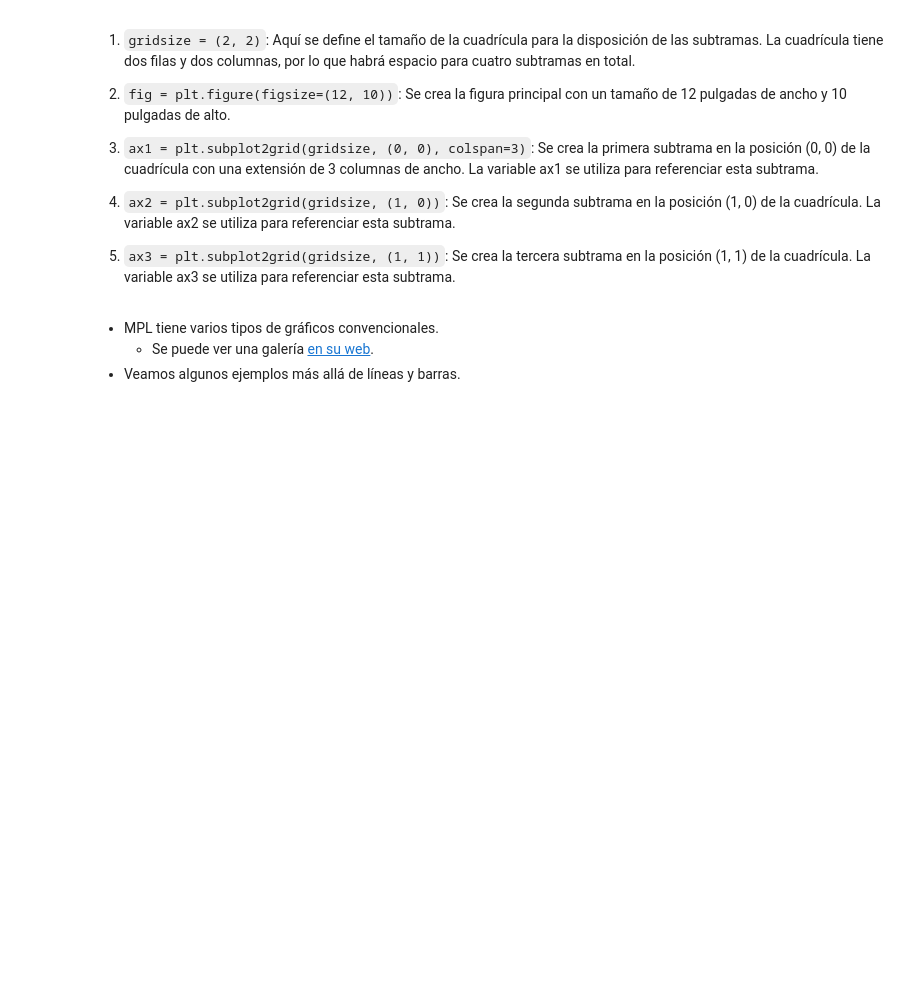
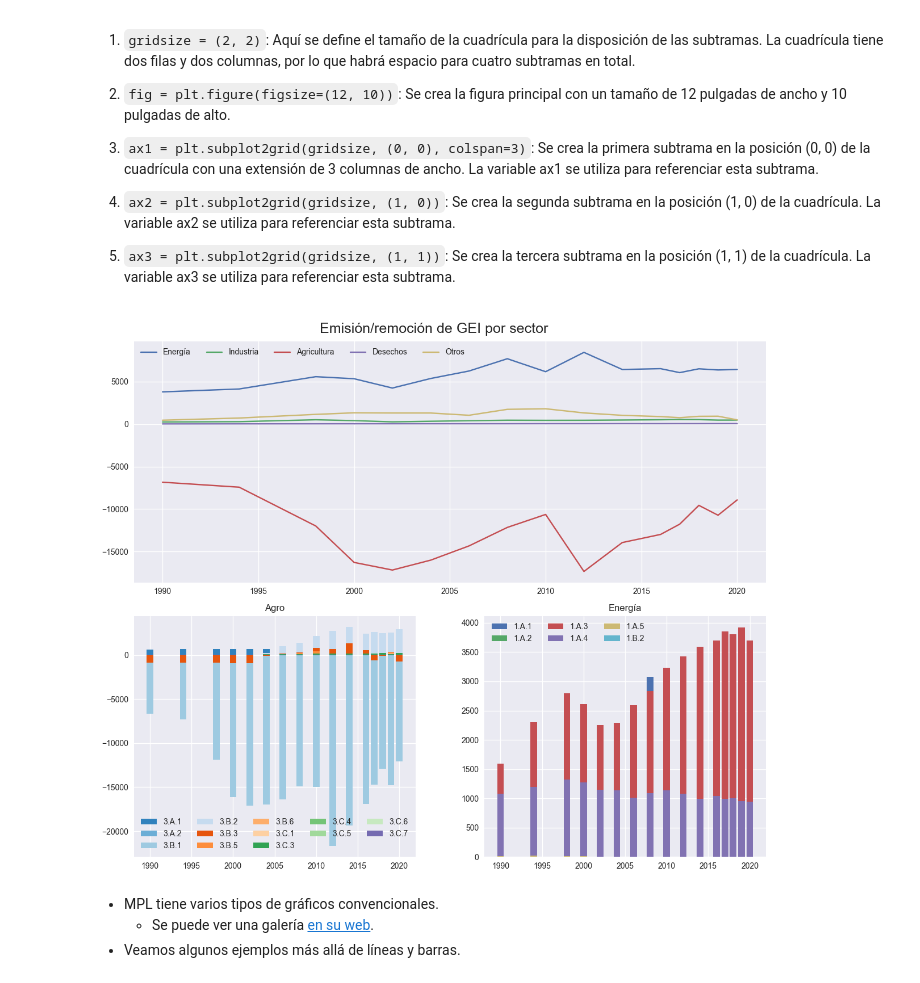
Before and after one commit to carlos1680/CPEDS, a Jupyter notebook: modulo4_Visualizacion DeDatos/clase3/w_02.ipynb, the cells around one changed output. Drawn from its saved outputs; the diff is of its cells as text; code cells hidden in the pictures; blank space fills up the shorter version.

```diff
--- a/modulo4_Visualizacion DeDatos/clase3/w_02.ipynb
+++ b/modulo4_Visualizacion DeDatos/clase3/w_02.ipynb
@@ -232,33 +298,62 @@ energia.head()
 
 5. `ax3 = plt.subplot2grid(gridsize, (1, 1))`: Se crea la tercera subtrama en la posición (1, 1) de la cuadrícula. La variable ax3 se utiliza para referenciar esta subtrama.
 # %%
-plt.style.use('seaborn')
+# plt.style.use('seaborn')
+plt.style.use("seaborn-v0_8")
+
+
 
 gridsize = (2, 2)
+
 fig = plt.figure(figsize=(12, 10))
+
 ax1 = plt.subplot2grid(gridsize, (0, 0), colspan=3)
+
 ax2 = plt.subplot2grid(gridsize, (1, 0))
+
 ax3 = plt.subplot2grid(gridsize, (1, 1))
 
+
+
 for col in data_años.columns:
+
     ax1.plot(data_años.index, data_años[col])
+
 ax1.legend(data_años.columns, loc="upper left", ncol=5)
+
 cm = plt.get_cmap("tab20c")
+
 ax2.set_prop_cycle(color=cm.colors)
 
+
+
 for col in agro.columns:
+
     ax2.bar(agro.index, agro[col])
+
 ax2.legend(agro.columns.str[:5], loc="lower left", ncol=5)
+
 ax2.set_title("Agro")
 
+
+
 for col in energia.columns:
+
     ax3.bar(energia.index, energia[col])
+
 ax3.legend(energia.columns.str[:5], loc="upper left", ncol=3)
+
 ax3.set_title("Energía")
 
+
+
 fig.suptitle("Emisión/remoción de GEI por sector", size=18)
+
 fig.tight_layout()
+
 plt.show()
+# %% [output]
+[figure, added]
 # %% [markdown]
 * MPL tiene varios tipos de gráficos convencionales.
     * Se puede ver una galería [en su web](https://matplotlib.org/stable/gallery/index.html).
```
Also changed, not shown: parts of 17 cells of this notebook, 3 other files.
